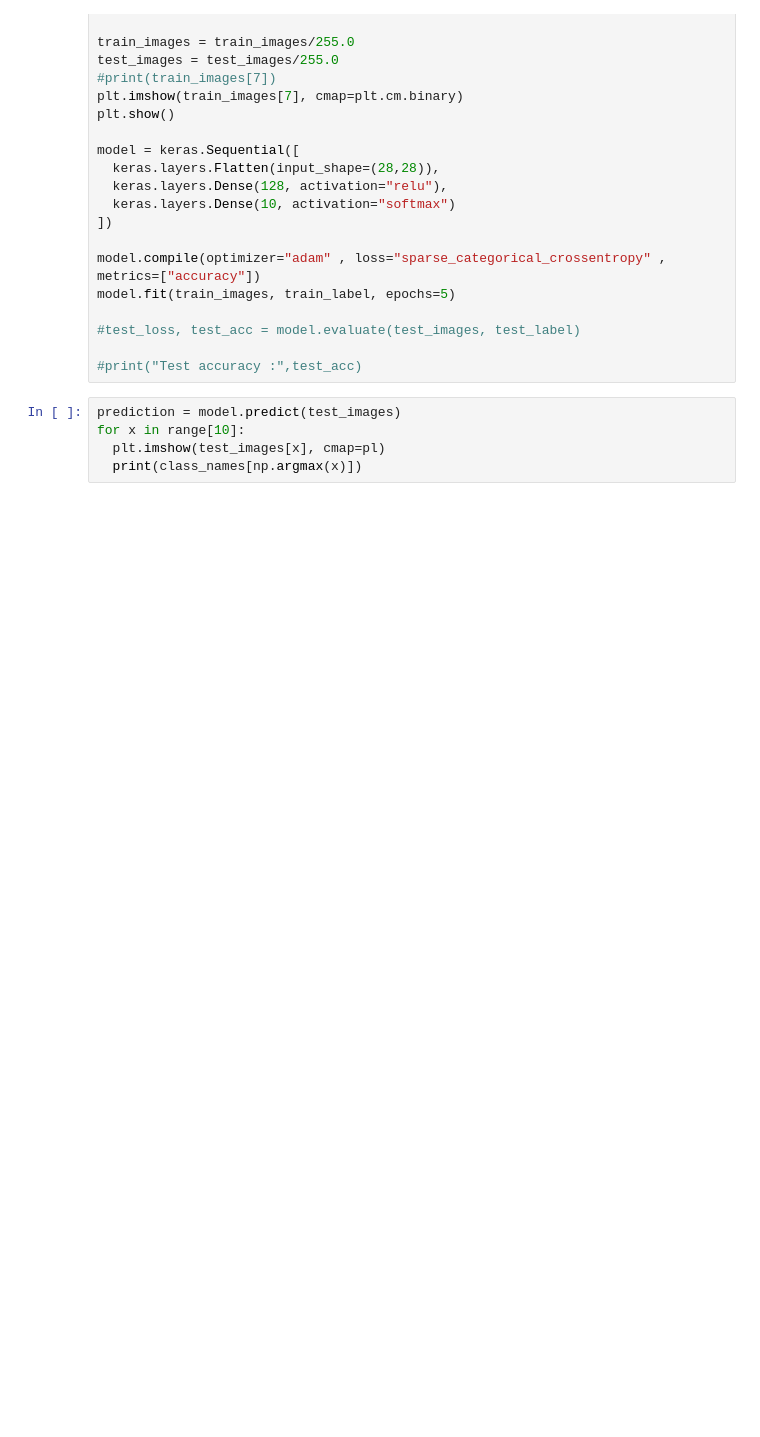
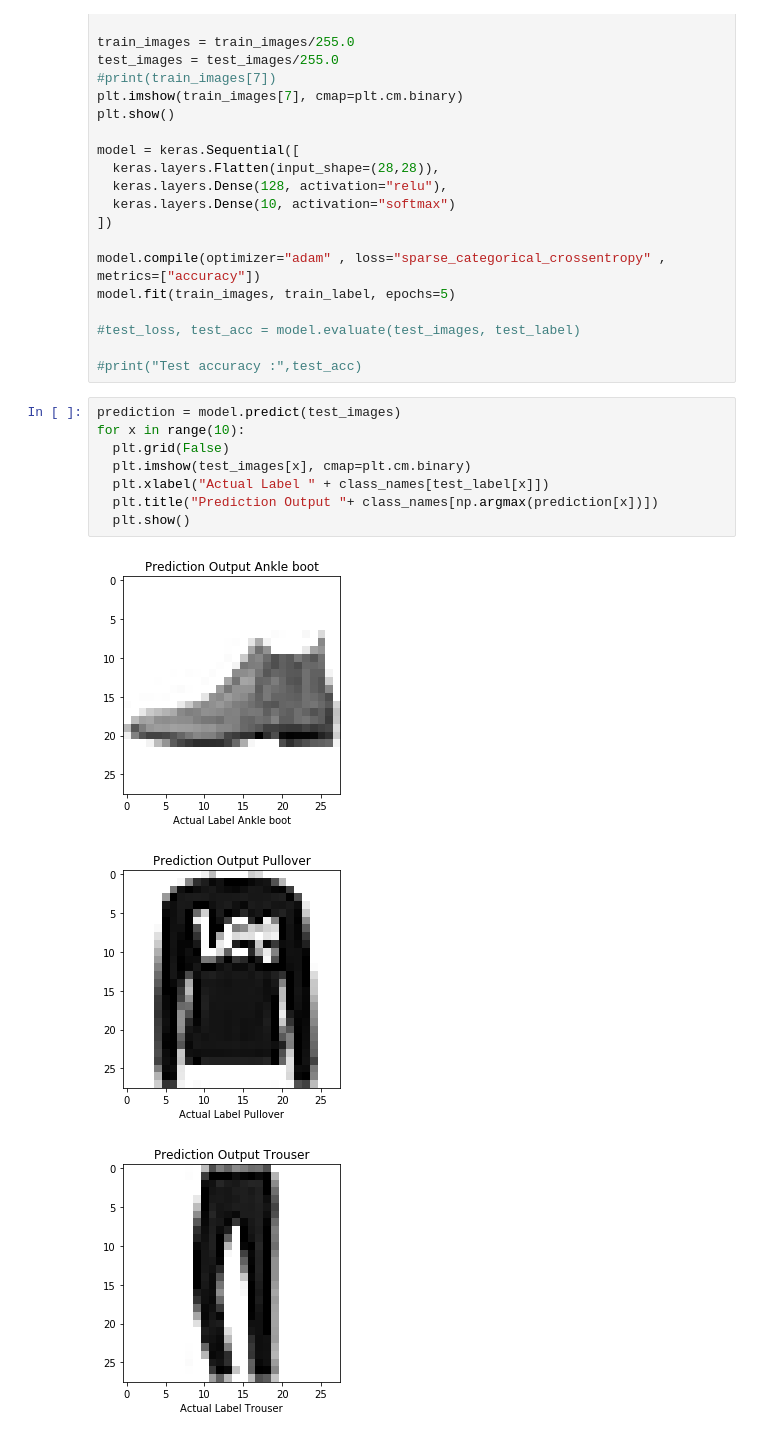
Before and after one commit to shobhitJava/ml, a Jupyter notebook: ImageClassifier.ipynb, the cells around one changed output. Saved outputs shown, nothing was run; the diff lists cells and outputs as text; blank space fills up the shorter version.

```diff
--- a/ImageClassifier.ipynb
+++ b/ImageClassifier.ipynb
@@ -40,6 +40,13 @@ model.fit(train_images, train_label, epochs=5)
 #print("Test accuracy :",test_acc)
 # %%
 prediction = model.predict(test_images)
-for x in range[10]:
-  plt.imshow(test_images[x], cmap=pl)
-  print(class_names[np.argmax(x)])
+for x in range(10):
+  plt.grid(False)
+  plt.imshow(test_images[x], cmap=plt.cm.binary)
+  plt.xlabel("Actual Label " + class_names[test_label[x]])
+  plt.title("Prediction Output "+ class_names[np.argmax(prediction[x])])
+  plt.show()
+# %% [output]
+[figure, added]
+[figure, added]
+[figure, added]
```
Also changed, not shown: parts of 1 cell of this notebook.
